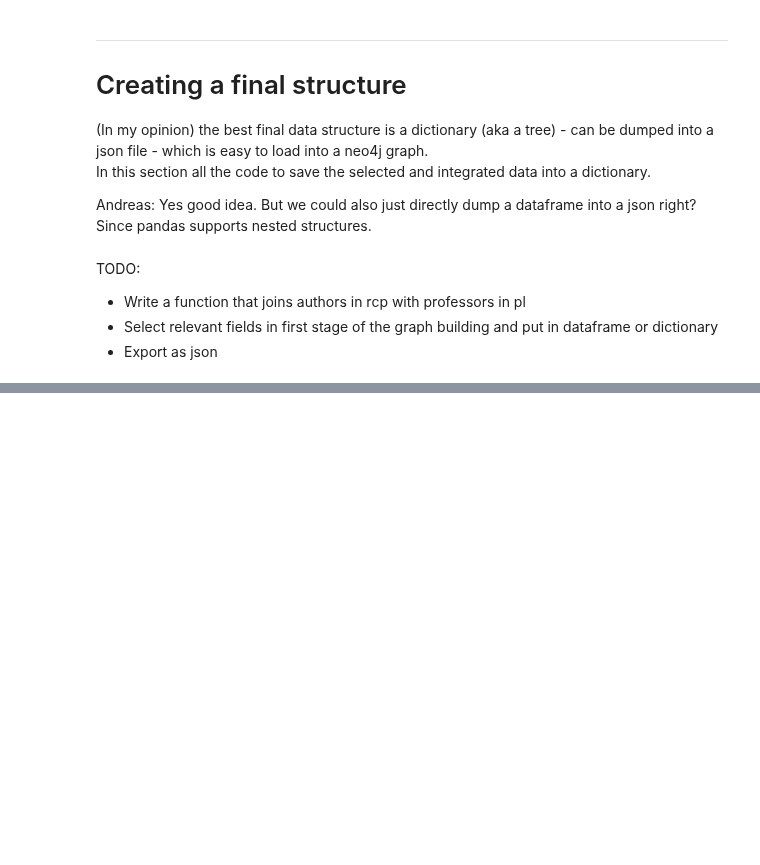
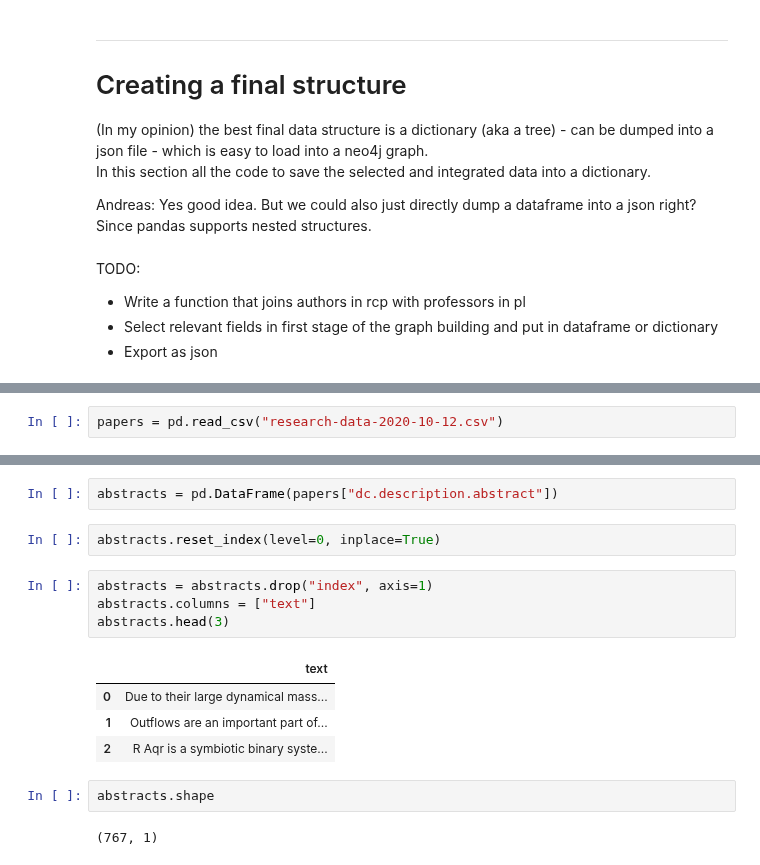
Before and after one commit to GiuliaLanzillotta/ETH_SEARCH, a Jupyter notebook: Data exploration.ipynb, the cells around one changed output, grey strips where cells are left out. Saved outputs shown, nothing was run; the diff lists cells and outputs as text; blank space fills up the shorter version.

Commit message:
numbers from research collection

```diff
--- a/Data exploration.ipynb
+++ b/Data exploration.ipynb
@@ -588,0 +597,2 @@ TODO:
+# %%
+papers = pd.read_csv("research-data-2020-10-12.csv")
@@ -588,0 +623,17 @@ TODO:
+# %%
+abstracts = pd.DataFrame(papers["dc.description.abstract"])
+# %%
+abstracts.reset_index(level=0, inplace=True)
+# %%
+abstracts = abstracts.drop("index", axis=1)
+abstracts.columns = ["text"]
+abstracts.head(3)
+# %% [output]
+|  | text |
+| 0 | Due to their large dynamical mass... |
+| 1 | Outflows are an important part of... |
+| 2 | R Aqr is a symbiotic binary syste... |
+# %%
+abstracts.shape
+# %% [output]
+(767, 1)
```
Also changed, not shown: parts of 10 cells of this notebook.
